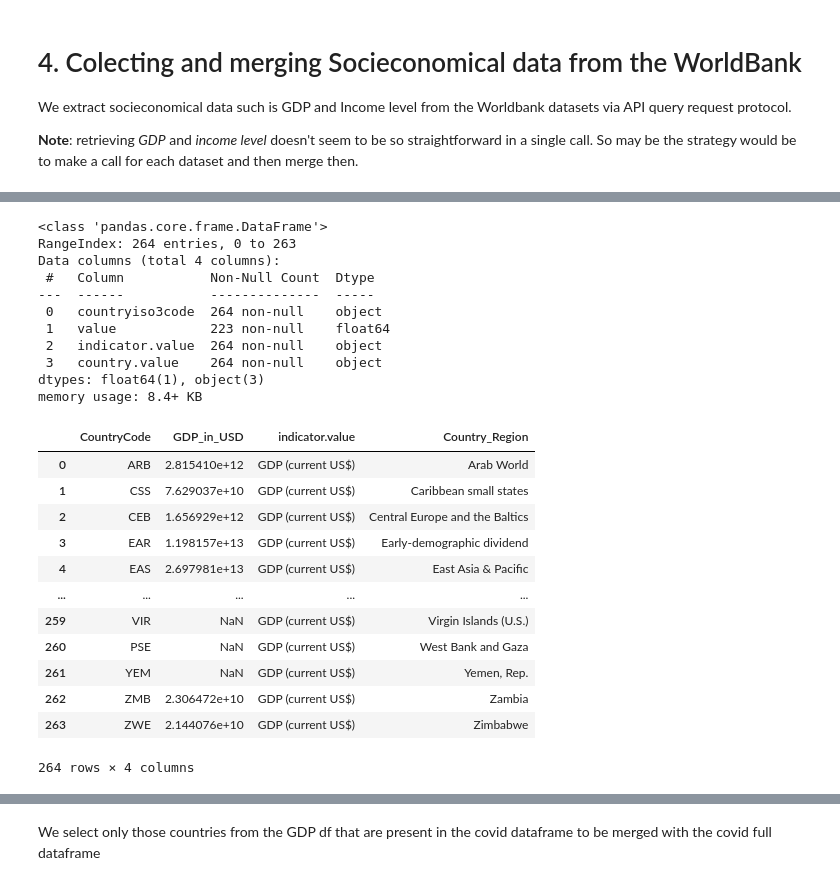
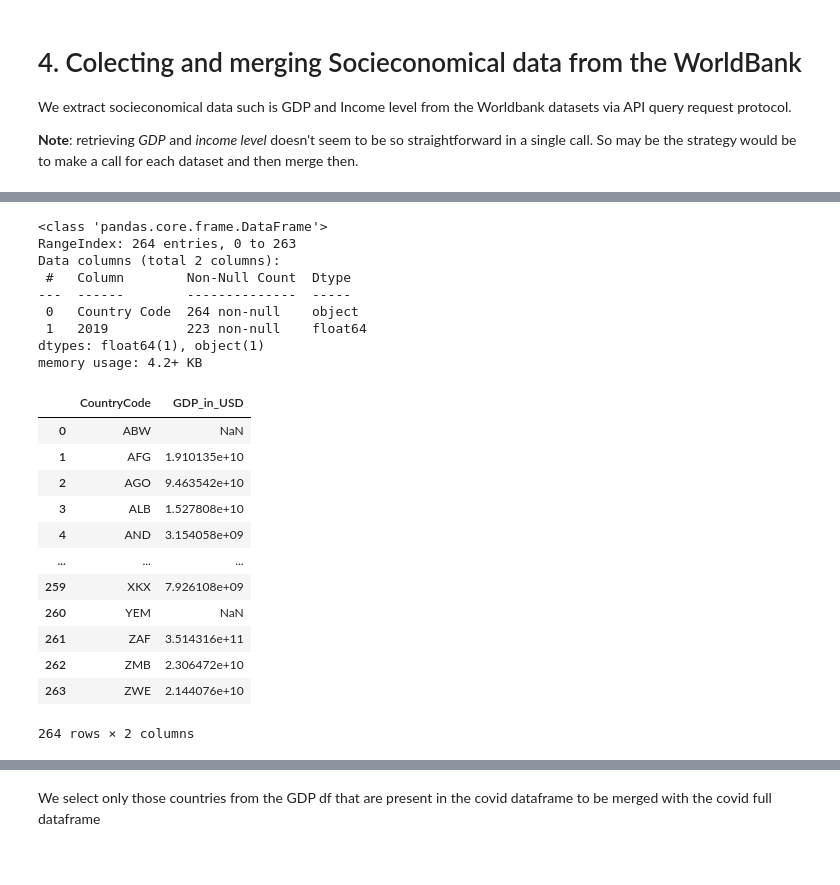
Before and after one commit to rjlopez2/ADS-_CAS_Bern_2020, a Jupyter notebook: Projects/M1 and M2/M1_cas_data_science.ipynb, the cells around one changed output, grey strips where cells are left out. Drawn from its saved outputs; the diff is of its cells as text; code cells hidden in the pictures.

```diff
--- a/Projects/M1 and M2/M1_cas_data_science.ipynb
+++ b/Projects/M1 and M2/M1_cas_data_science.ipynb
@@ -687,0 +719,5 @@ r_GDP
+# %%
+GDP_raw_df = pd.read_csv('API_NY.GDP.MKTP.CD_DS2_EN_csv_v2_1482525.csv',
+                        header = 2,
+                        usecols = [1, 4])
+GDP_raw_df
@@ -690,37 +740,34 @@ GDP_raw_df.info(verbose = True)
 # %% [output]
 <class 'pandas.core.frame.DataFrame'>
 RangeIndex: 264 entries, 0 to 263
-Data columns (total 4 columns):
- #   Column           Non-Null Count  Dtype
----  ------           --------------  -----
- 0   countryiso3code  264 non-null    object
- 1   value            223 non-null    float64
- 2   indicator.value  264 non-null    object
- 3   country.value    264 non-null    object
-dtypes: float64(1), object(3)
-memory usage: 8.4+ KB
+Data columns (total 2 columns):
+ #   Column        Non-Null Count  Dtype
+---  ------        --------------  -----
+ 0   Country Code  264 non-null    object
+ 1   2019          223 non-null    float64
+dtypes: float64(1), object(1)
+memory usage: 4.2+ KB
 # %%
 # 1. fixing names in GDP_raw_df dataset
 
-GDP_correct_names = {'countryiso3code' : 'CountryCode',
-                     'country.value' : 'Country_Region',
-                     'value' : 'GDP_in_USD'}
+GDP_correct_names = {'Country Code' : 'CountryCode',
+                     '2019' : 'GDP_in_USD'}
 GDP_raw_df.rename(columns = GDP_correct_names, inplace= True)
 GDP_raw_df
 # %% [output]
-|  | CountryCode | GDP_in_USD | indicator.value | Country_Region |
-| 0 | ARB | 2.815410e+12 | GDP (current US$) | Arab World |
-| 1 | CSS | 7.629037e+10 | GDP (current US$) | Caribbean small states |
-| 2 | CEB | 1.656929e+12 | GDP (current US$) | Central Europe and the Baltics |
-| 3 | EAR | 1.198157e+13 | GDP (current US$) | Early-demographic dividend |
-| 4 | EAS | 2.697981e+13 | GDP (current US$) | East Asia & Pacific |
-| ... | ... | ... | ... | ... |
-| 259 | VIR | NaN | GDP (current US$) | Virgin Islands (U.S.) |
-| 260 | PSE | NaN | GDP (current US$) | West Bank and Gaza |
-| 261 | YEM | NaN | GDP (current US$) | Yemen, Rep. |
-| 262 | ZMB | 2.306472e+10 | GDP (current US$) | Zambia |
-| 263 | ZWE | 2.144076e+10 | GDP (current US$) | Zimbabwe |
+|  | CountryCode | GDP_in_USD |
+| 0 | ABW | NaN |
+| 1 | AFG | 1.910135e+10 |
+| 2 | AGO | 9.463542e+10 |
+| 3 | ALB | 1.527808e+10 |
+| 4 | AND | 3.154058e+09 |
+| ... | ... | ... |
+| 259 | XKX | 7.926108e+09 |
+| 260 | YEM | NaN |
+| 261 | ZAF | 3.514316e+11 |
+| 262 | ZMB | 2.306472e+10 |
+| 263 | ZWE | 2.144076e+10 |
-264 rows × 4 columns
+264 rows × 2 columns
 # %%
 GDP_raw_df[~GDP_raw_df['CountryCode'].isin(my_complete_df['CountryCode'])].drop_duplicates().shape #this are the 88 regions or dependencies from the GDP dataset that are not in the Covid df
 # %% [output]
```
Also changed, not shown: parts of 135 cells of this notebook, 2 other files.
